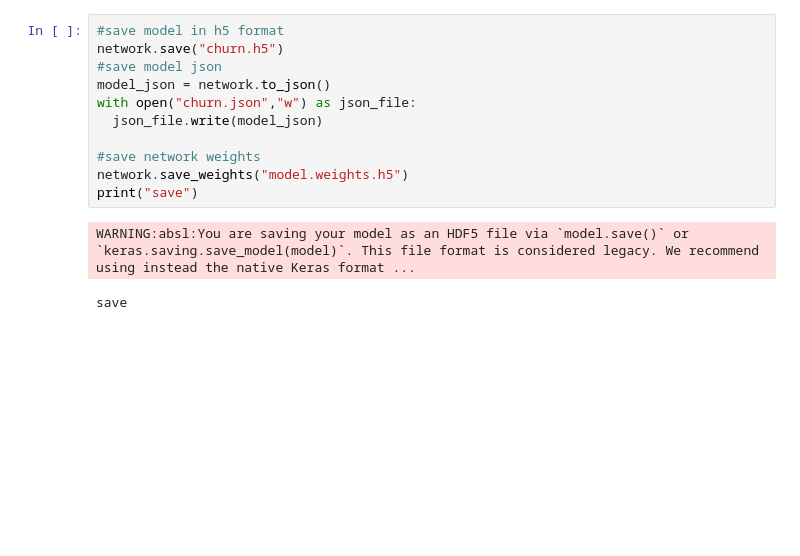
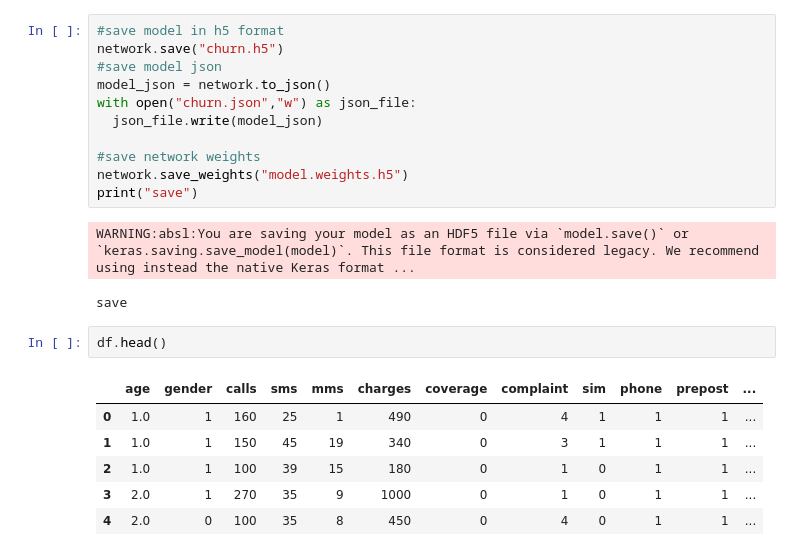
Before and after one commit to chetankhairnar05/Colab, a Jupyter notebook: class_2.ipynb, the cells around one changed output. Saved outputs shown, nothing was run; the diff lists cells and outputs as text; blank space fills up the shorter version.

```diff
--- a/class_2.ipynb
+++ b/class_2.ipynb
@@ -452,3 +452,12 @@ print("save")
 # %% [output]
 WARNING:absl:You are saving your model as an HDF5 file via `model.save()` or `keras.saving.save_model(model)`. This file format is considered legacy. We recommend using instead the native Keras format ...
 save
+# %%
+df.head()
+# %% [output]
+|  | age | gender | calls | sms | mms | charges | coverage | complaint | sim | phone | prepost | ... |
+| 0 | 1.0 | 1 | 160 | 25 | 1 | 490 | 0 | 4 | 1 | 1 | 1 | ... |
+| 1 | 1.0 | 1 | 150 | 45 | 19 | 340 | 0 | 3 | 1 | 1 | 1 | ... |
+| 2 | 1.0 | 1 | 100 | 39 | 15 | 180 | 0 | 1 | 0 | 1 | 1 | ... |
+| 3 | 2.0 | 1 | 270 | 35 | 9 | 1000 | 0 | 1 | 0 | 1 | 1 | ... |
+| 4 | 2.0 | 0 | 100 | 35 | 8 | 450 | 0 | 4 | 0 | 1 | 1 | ... |
```
Also changed, not shown: parts of 12 cells of this notebook.
